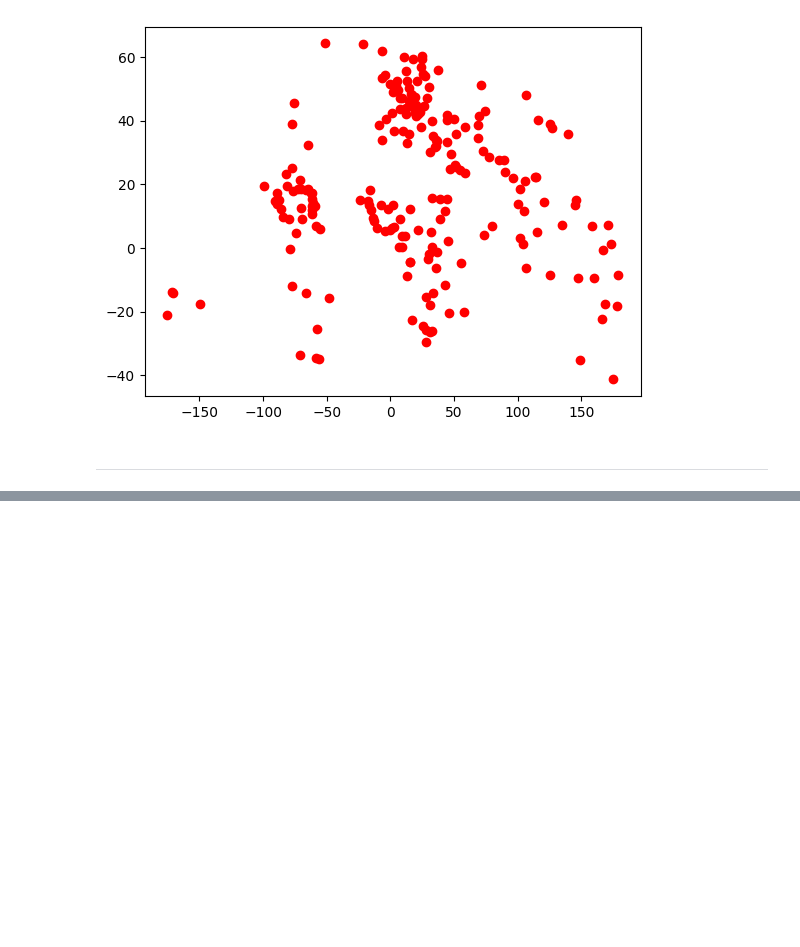
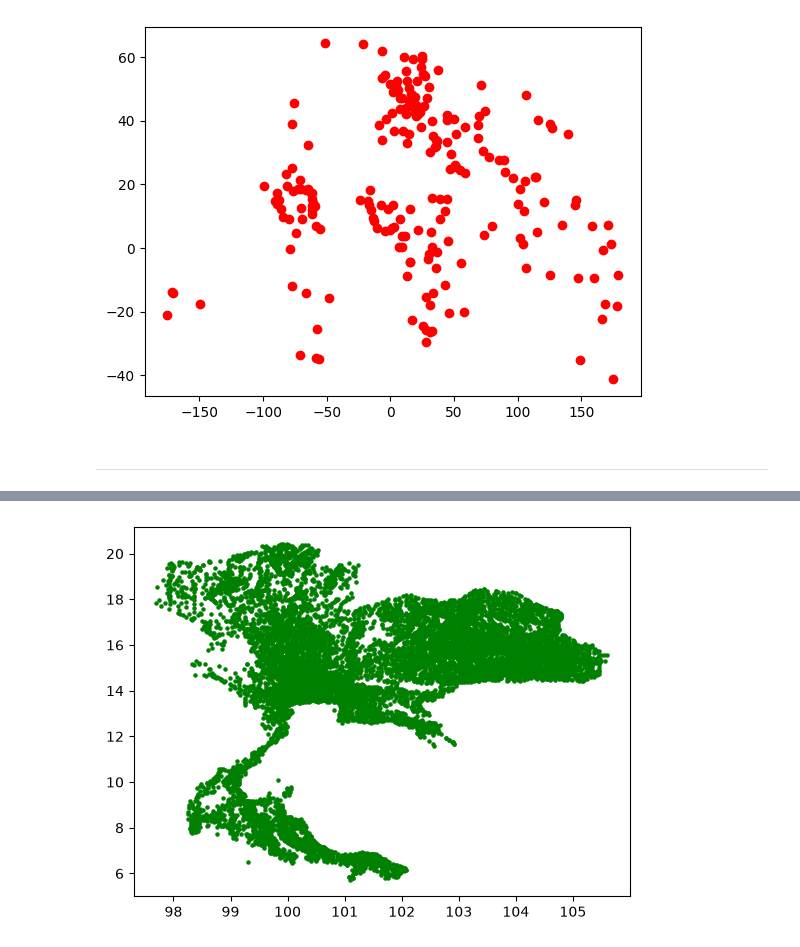
Before and after one commit to WaroonRagwongsiri/IntroMLHomework, a Jupyter notebook: Week2/W2_3_Matplotlib_n_Pandas.ipynb, the cells around one changed output, grey strips where cells are left out. Saved outputs shown, nothing was run; the diff lists cells and outputs as text; code cells hidden in the pictures; blank space fills up the shorter version.

```diff
--- a/Week2/W2_3_Matplotlib_n_Pandas.ipynb
+++ b/Week2/W2_3_Matplotlib_n_Pandas.ipynb
@@ -526,0 +597,3 @@ https://data.thailand.opendevelopmentmekong.net/en/dataset/health-facilities-in-
+# %%
+th_data = pd.read_csv("health_facilities_en.csv")
+th_data
@@ -526,0 +630,9 @@ https://data.thailand.opendevelopmentmekong.net/en/dataset/health-facilities-in-
+# %%
+y = th_data['Lat']
+x = th_data['Long']
+
+plt.scatter(x, y, color='green', marker='o', s=5)
+
+plt.show()
+# %% [output]
+[figure, added]
```
Also changed, not shown: parts of 9 cells of this notebook, 3 other files.
